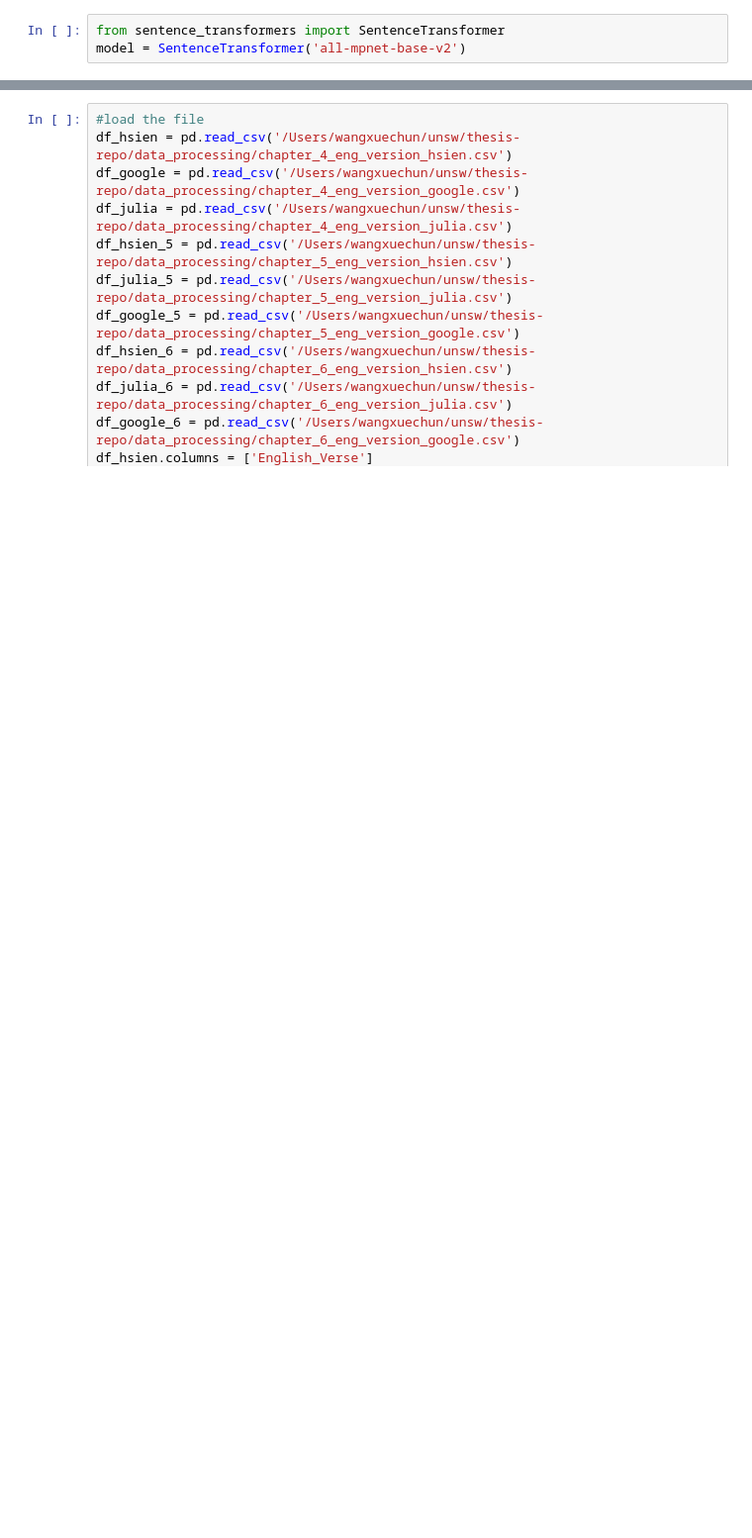
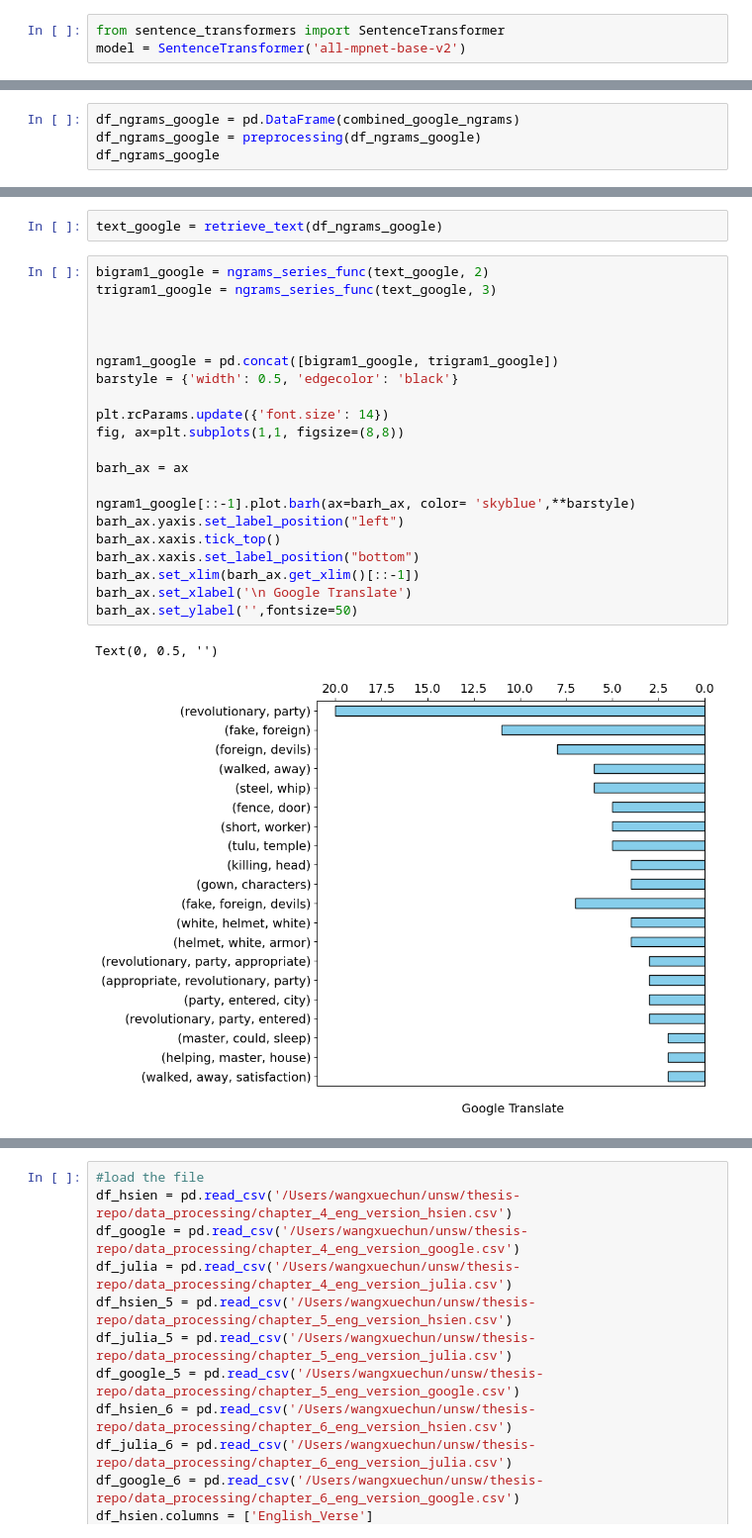
Before and after one commit to sydney-machine-learning/translationanalysis-Mandarin, a Jupyter notebook: jupyter_notebook/semantic_analysis.ipynb, the cells around one changed output, grey strips where cells are left out. Shown at 99% size. Drawn from its saved outputs; the diff is of its cells as text; blank space fills up the shorter version.

```diff
--- a/jupyter_notebook/semantic_analysis.ipynb
+++ b/jupyter_notebook/semantic_analysis.ipynb
@@ -39,0 +205,4 @@ model = SentenceTransformer('all-mpnet-base-v2')
+# %%
+df_ngrams_google = pd.DataFrame(combined_google_ngrams)
+df_ngrams_google = preprocessing(df_ngrams_google)
+df_ngrams_google
@@ -39,0 +223,26 @@ model = SentenceTransformer('all-mpnet-base-v2')
+# %%
+text_google = retrieve_text(df_ngrams_google)
+# %%
+bigram1_google = ngrams_series_func(text_google, 2)
+trigram1_google = ngrams_series_func(text_google, 3)
+
+
+
+ngram1_google = pd.concat([bigram1_google, trigram1_google])
+barstyle = {'width': 0.5, 'edgecolor': 'black'}
+
+plt.rcParams.update({'font.size': 14})
+fig, ax=plt.subplots(1,1, figsize=(8,8))
+
+barh_ax = ax
+
+ngram1_google[::-1].plot.barh(ax=barh_ax, color= 'skyblue',**barstyle)
+barh_ax.yaxis.set_label_position("left")
+barh_ax.xaxis.tick_top()
+barh_ax.xaxis.set_label_position("bottom")
+barh_ax.set_xlim(barh_ax.get_xlim()[::-1])
+barh_ax.set_xlabel('\n Google Translate')
+barh_ax.set_ylabel('',fontsize=50)
+# %% [output]
+Text(0, 0.5, '')
+[figure, added]
```
Also changed, not shown: parts of 29 cells of this notebook, 1 other file.
